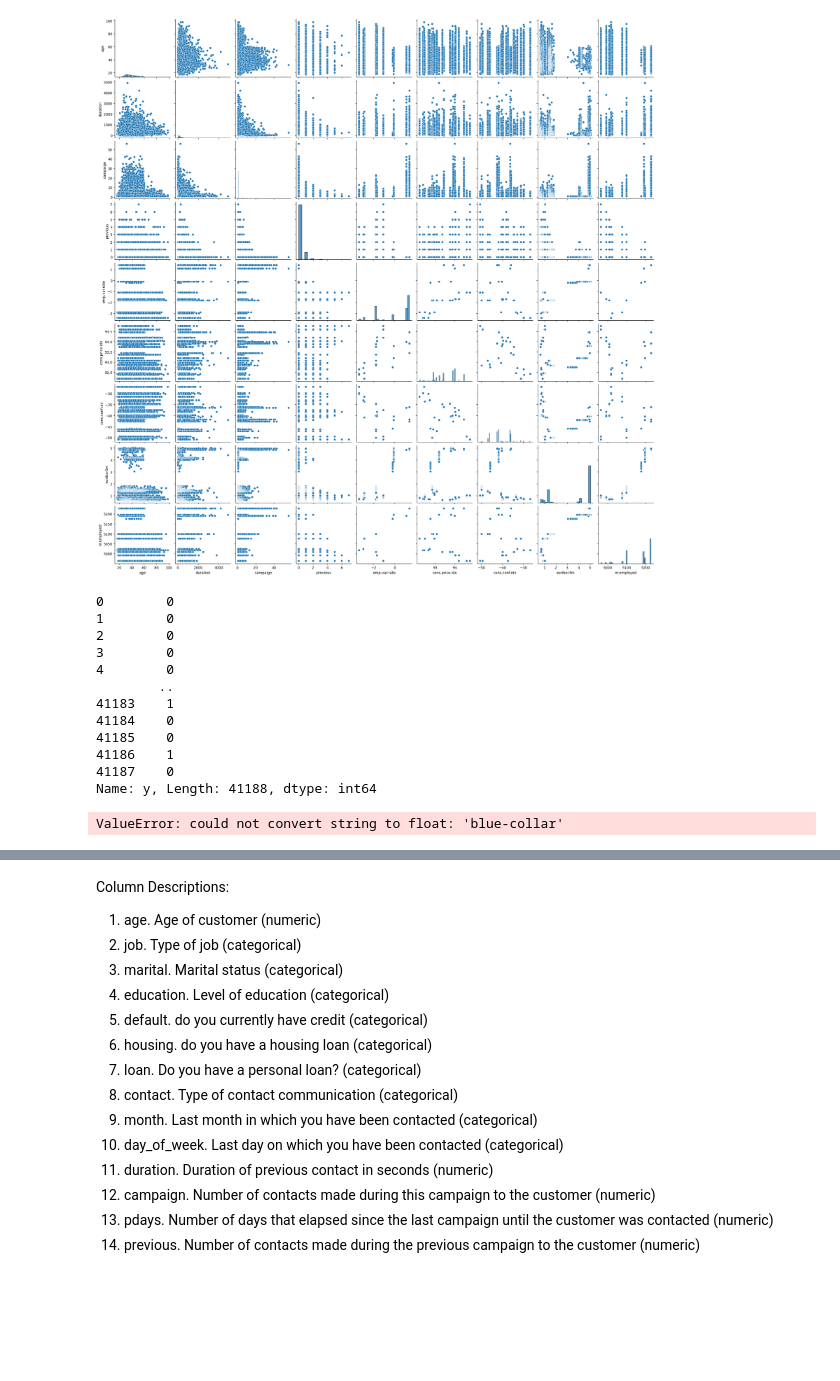
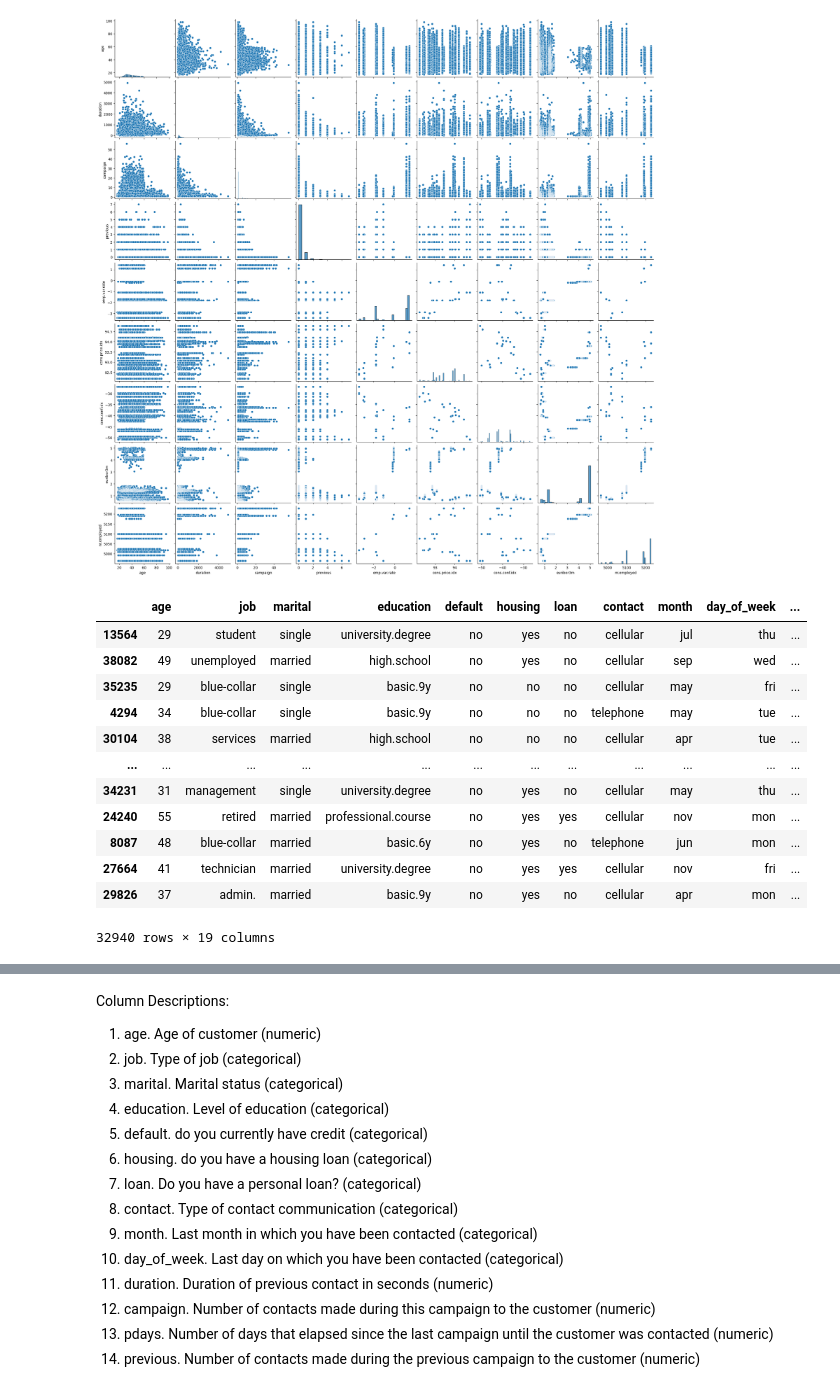
Before and after one commit to 4GeeksAcademy/Kransky_85_logistic_regression_project_template, a Jupyter notebook: src/explore.ipynb, the cells around one changed output, grey strips where cells are left out. Saved outputs shown, nothing was run; the diff lists cells and outputs as text; code cells hidden in the pictures; blank space fills up the shorter version.

```diff
--- a/src/explore.ipynb
+++ b/src/explore.ipynb
@@ -476,36 +369,26 @@ sns.pairplot(data= df)
 # %% [output]
 <seaborn.axisgrid.PairGrid at 0x...>
 [figure]
-# %%
-print(df["y"])
-# %% [output]
-0        0
-1        0
-2        0
-3        0
-4        0
-        ..
-41183    1
-41184    0
-41185    0
-41186    1
-41187    0
-Name: y, Length: 41188, dtype: int64
 # %%
-from sklearn.feature_selection import chi2, SelectKBest
 from sklearn.model_selection import train_test_split
 
 X = df.drop("y", axis = 1)
 y = df["y"]
 
-X_train, X_test, y_train, y_test = train_test_split(X, y, test_size=0.2, random_state=42)
-
-selection_model = SelectKBest(chi2, k = 5)
-selection_model.fit(X_train, y_train)
-ix = selection_model.get_support()
-X_train_sel = pd.DataFrame(selection_model.transform(X_train), columns = X_train.columns.values[ix])
-X_test_sel = pd.DataFrame(selection_model.transform(X_test), columns = X_test.columns.values[ix])
-
-X_train_sel.head()
+X_train, X_test, y_train, y_test = train_test_split(X, y, test_size=0.2)
-# %% [output]
-ValueError: could not convert string to float: 'blue-collar'
+# %%
+X_train
+# %% [output]
+|  | age | job | marital | education | default | housing | loan | contact | month | day_of_week | ... |
+| 13564 | 29 | student | single | university.degree | no | yes | no | cellular | jul | thu | ... |
+| 38082 | 49 | unemployed | married | high.school | no | yes | no | cellular | sep | wed | ... |
+| 35235 | 29 | blue-collar | single | basic.9y | no | no | no | cellular | may | fri | ... |
+| 4294 | 34 | blue-collar | single | basic.9y | no | no | no | telephone | may | tue | ... |
+| 30104 | 38 | services | married | high.school | no | no | no | cellular | apr | tue | ... |
+| ... | ... | ... | ... | ... | ... | ... | ... | ... | ... | ... | ... |
+| 34231 | 31 | management | single | university.degree | no | yes | no | cellular | may | thu | ... |
+| 24240 | 55 | retired | married | professional.course | no | yes | yes | cellular | nov | mon | ... |
+| 8087 | 48 | blue-collar | married | basic.6y | no | yes | no | telephone | jun | mon | ... |
+| 27664 | 41 | technician | married | university.degree | no | yes | yes | cellular | nov | fri | ... |
+| 29826 | 37 | admin. | married | basic.9y | no | yes | no | cellular | apr | mon | ... |
+32940 rows × 19 columns
```
Also changed, not shown: parts of 35 cells of this notebook, 2 other files.
